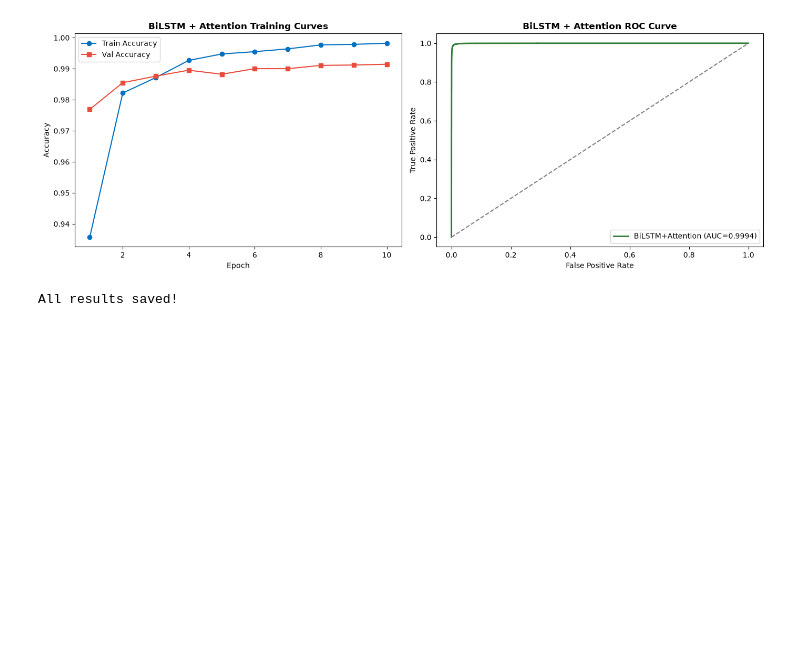
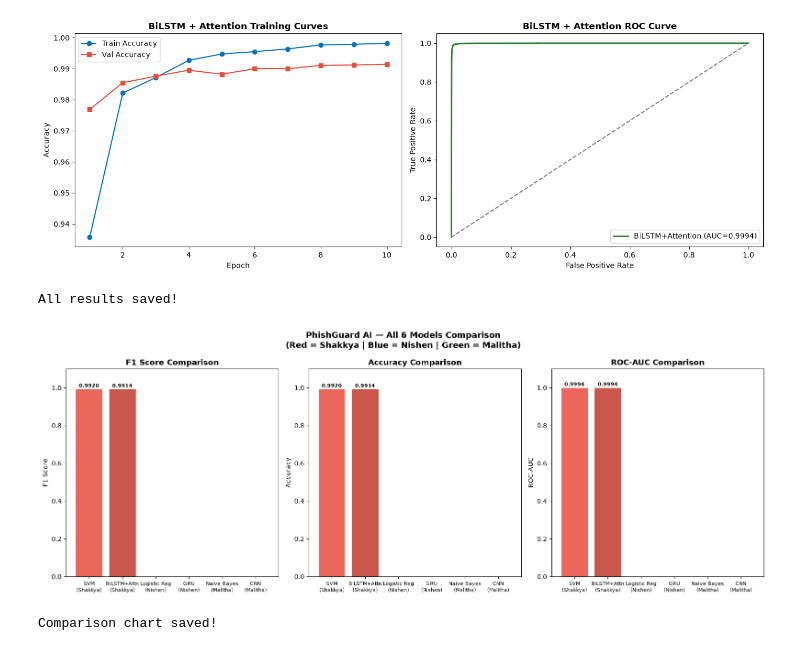
Before and after one commit to shakkyasanketh-lab/NLP_Group_16, a Jupyter notebook: notebooks/shakkya_CIT-24-01-0573_pipeline.ipynb, the cells around one changed output. Cells and saved outputs as stored; diff of their text form; code cells hidden in the pictures; blank space fills up the shorter version.

Commit message:
Final submission — SVM (F1:0.99, AUC:0.9994) and BiLSTM+Attention (F1:0.99, AUC:0.9994) models complete

```diff
--- a/notebooks/shakkya_CIT-24-01-0573_pipeline.ipynb
+++ b/notebooks/shakkya_CIT-24-01-0573_pipeline.ipynb
@@ -779,3 +779,82 @@ ROC-AUC: 0.9994
 [figure]
 [figure]
 All results saved!
+# %%
+# ── Model Comparison Chart — All 6 Models ─────────────────────
+import matplotlib.pyplot as plt
+import numpy as np
+
+# ── Results Table — Fill in Member 2 and 3 after they train ───
+models = [
+    'SVM\n(Shakkya)',
+    'BiLSTM+Attn\n(Shakkya)',
+    'Logistic Reg\n(Nishen)',
+    'GRU\n(Nishen)',
+    'Naive Bayes\n(Malitha)',
+    'CNN\n(Malitha)'
+]
+
+# Your real results — others filled with TBD placeholders for now
+accuracy  = [0.9920, 0.9914, 0, 0, 0, 0]
+f1_scores = [0.9920, 0.9914, 0, 0, 0, 0]
+roc_aucs  = [0.9994, 0.9994, 0, 0, 0, 0]
+
+# Colors — your models highlighted
+colors = ['#E74C3C','#C0392B','#0070C0','#1565C0','#2E7D32','#1B5E20']
+
+fig, axes = plt.subplots(1, 3, figsize=(16, 6))
+
+# ── F1 Score ──────────────────────────────────────────────────
+bars0 = axes[0].bar(models, f1_scores, color=colors, alpha=0.85)
+axes[0].set_title('F1 Score Comparison', fontsize=12, fontweight='bold')
+axes[0].set_ylabel('F1 Score')
+axes[0].set_ylim([0, 1.1])
+axes[0].tick_params(axis='x', labelsize=8)
+for bar, val in zip(bars0, f1_scores):
+    if val > 0:
+        axes[0].text(bar.get_x()+bar.get_width()/2,
+                     val+0.01, f'{val:.4f}',
+                     ha='center', fontsize=8, fontweight='bold')
+    else:
+        axes[0].text(bar.get_x()+bar.get_width()/2,
+                     0.05, 'TBD', ha='center', fontsize=8, color='white')
+
+# ── Accuracy ──────────────────────────────────────────────────
+bars1 = axes[1].bar(models, accuracy, color=colors, alpha=0.85)
+axes[1].set_title('Accuracy Comparison', fontsize=12, fontweight='bold')
+axes[1].set_ylabel('Accuracy')
+axes[1].set_ylim([0, 1.1])
+axes[1].tick_params(axis='x', labelsize=8)
+for bar, val in zip(bars1, accuracy):
+    if val > 0:
+        axes[1].text(bar.get_x()+bar.get_width()/2,
+                     val+0.01, f'{val:.4f}',
+                     ha='center', fontsize=8, fontweight='bold')
+    else:
+        axes[1].text(bar.get_x()+bar.get_width()/2,
+                     0.05, 'TBD', ha='center', fontsize=8, color='white')
+
+# ── ROC-AUC ───────────────────────────────────────────────────
+bars2 = axes[2].bar(models, roc_aucs, color=colors, alpha=0.85)
+axes[2].set_title('ROC-AUC Comparison', fontsize=12, fontweight='bold')
+axes[2].set_ylabel('ROC-AUC')
+axes[2].set_ylim([0, 1.1])
+axes[2].tick_params(axis='x', labelsize=8)
+for bar, val in zip(bars2, roc_aucs):
+    if val > 0:
+        axes[2].text(bar.get_x()+bar.get_width()/2,
+                     val+0.01, f'{val:.4f}',
+                     ha='center', fontsize=8, fontweight='bold')
+    else:
+        axes[2].text(bar.get_x()+bar.get_width()/2,
+                     0.05, 'TBD', ha='center', fontsize=8, color='white')
+
+plt.suptitle('PhishGuard AI — All 6 Models Comparison\n(Red = Shakkya | Blue = Nishen | Green = Malitha)',
+             fontsize=13, fontweight='bold')
+plt.tight_layout()
+plt.savefig('../screenshots/all_models_comparison.png', dpi=150)
+plt.show()
+print("Comparison chart saved!")
+# %% [output]
+[figure, added]
+Comparison chart saved!
```
Also changed, not shown: 4 other files.
